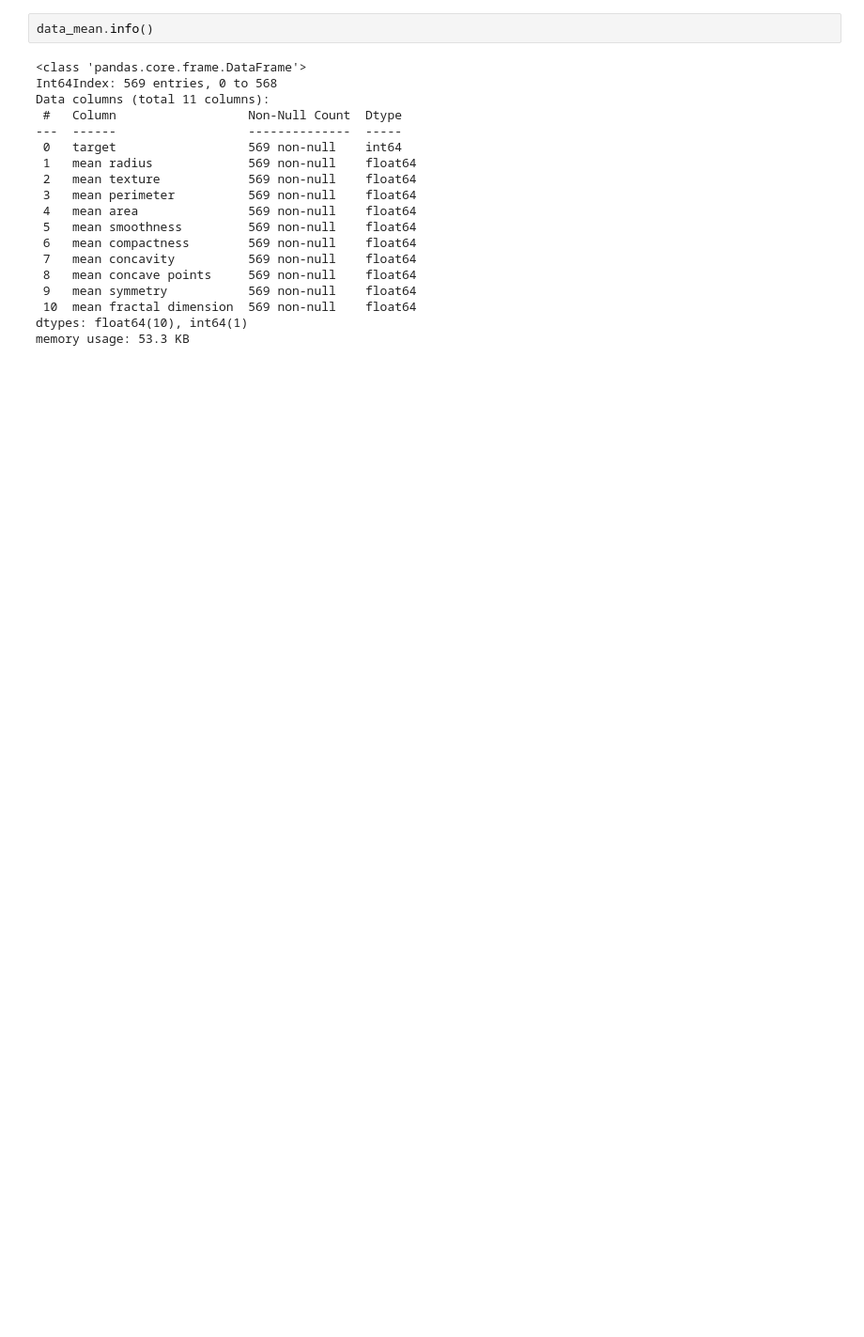
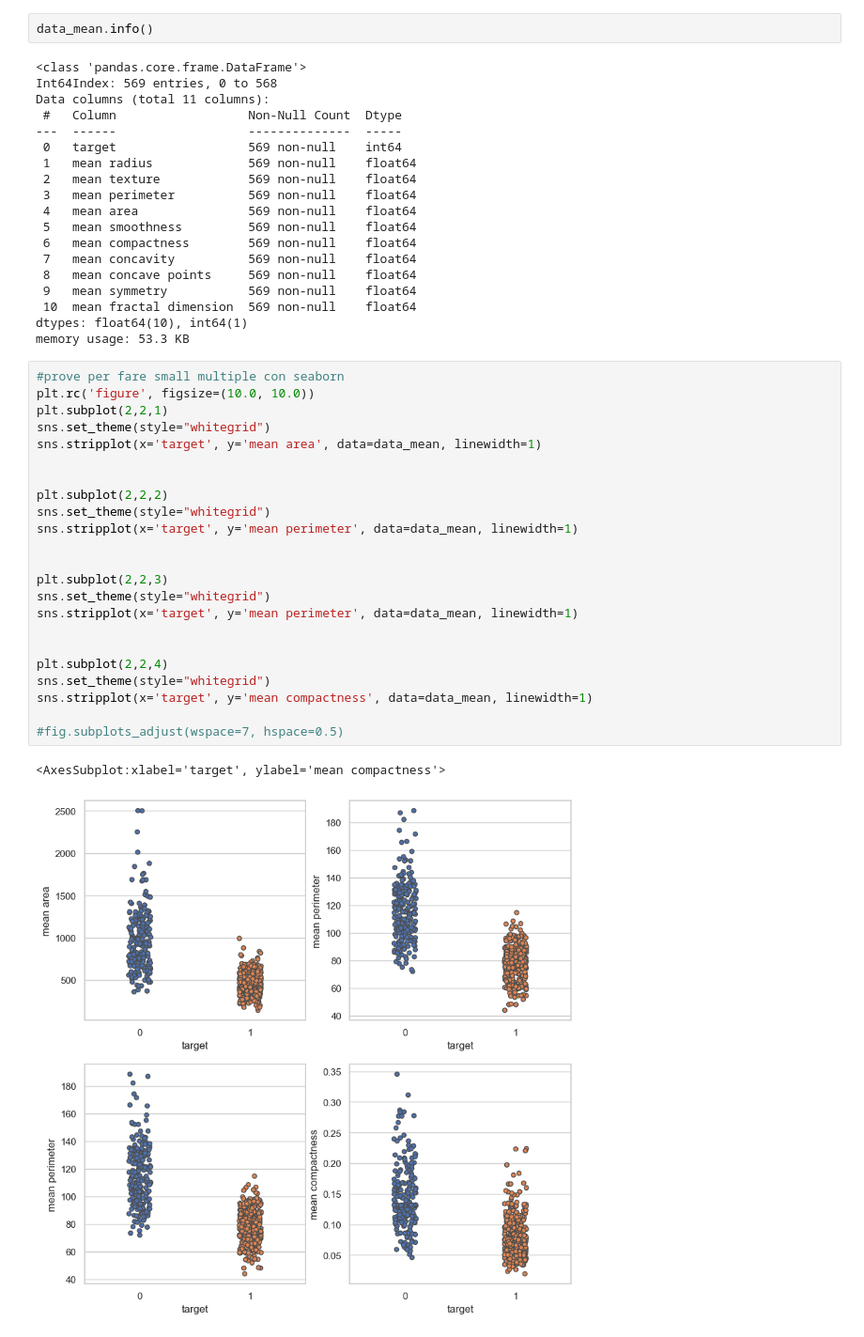
Before and after one commit to lasteperini/SCVIS, a Jupyter notebook: datavis.fede.ipynb, the cells around one changed output. Shown at 94% size. Saved outputs shown, nothing was run; the diff lists cells and outputs as text; blank space fills up the shorter version.

Commit message:
small multiple con seaborn

```diff
--- a/datavis.fede.ipynb
+++ b/datavis.fede.ipynb
@@ -293,3 +293,29 @@ Data columns (total 11 columns):
  10  mean fractal dimension  569 non-null    float64
 dtypes: float64(10), int64(1)
 memory usage: 53.3 KB
+# %%
+#prove per fare small multiple con seaborn
+plt.rc('figure', figsize=(10.0, 10.0))
+plt.subplot(2,2,1)
+sns.set_theme(style="whitegrid")
+sns.stripplot(x='target', y='mean area', data=data_mean, linewidth=1)
+
+
+plt.subplot(2,2,2)
+sns.set_theme(style="whitegrid")
+sns.stripplot(x='target', y='mean perimeter', data=data_mean, linewidth=1)
+
+
+plt.subplot(2,2,3)
+sns.set_theme(style="whitegrid")
+sns.stripplot(x='target', y='mean perimeter', data=data_mean, linewidth=1)
+
+
+plt.subplot(2,2,4)
+sns.set_theme(style="whitegrid")
+sns.stripplot(x='target', y='mean compactness', data=data_mean, linewidth=1)
+
+#fig.subplots_adjust(wspace=7, hspace=0.5)
+# %% [output]
+<AxesSubplot:xlabel='target', ylabel='mean compactness'>
+[figure, added]
```
